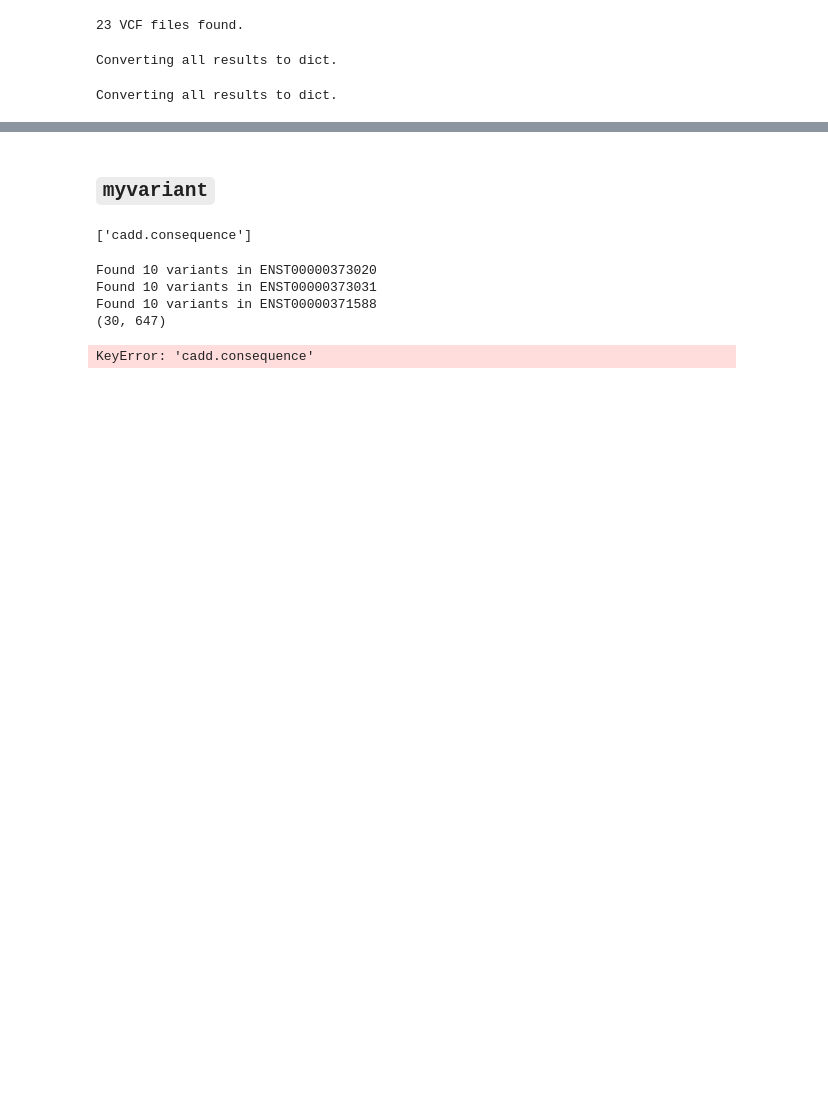
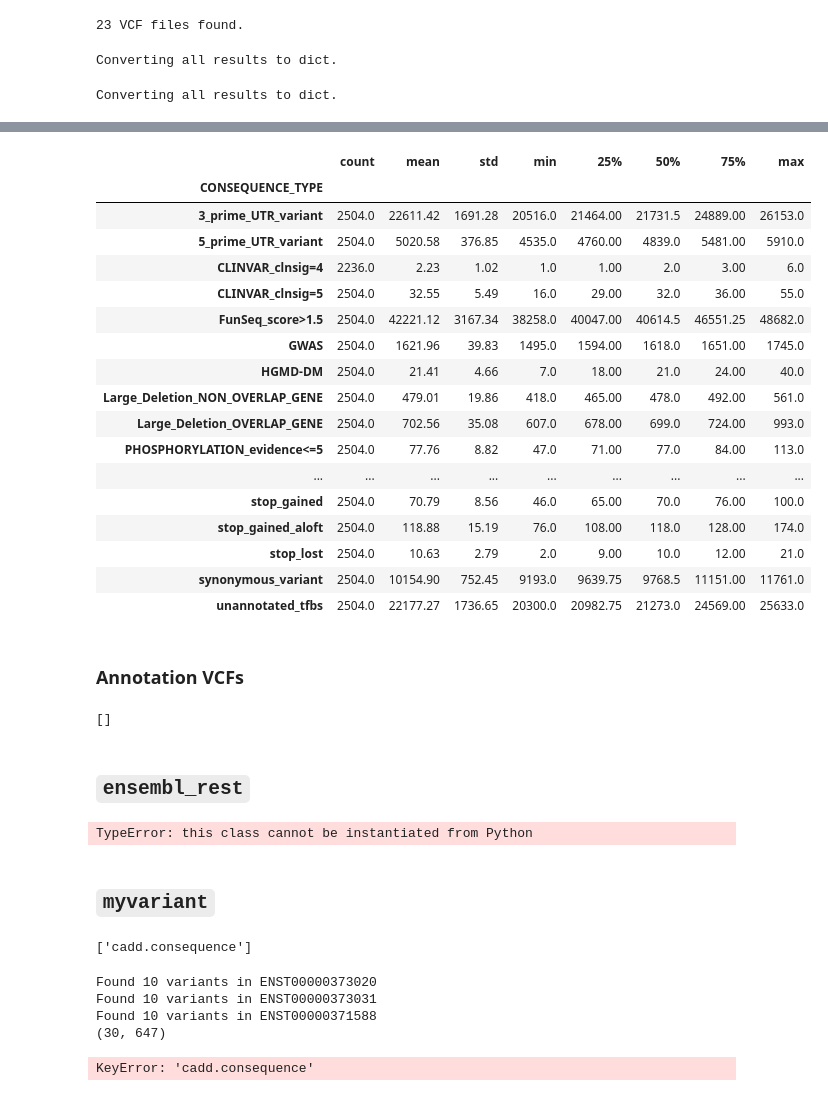
Before and after one commit to bschilder/VEP_protein, a Jupyter notebook: code/variant_annotation.ipynb, the cells around one changed output, grey strips where cells are left out. Saved outputs shown, nothing was run; the diff lists cells and outputs as text; code cells hidden in the pictures; blank space fills up the shorter version.

```diff
--- a/code/variant_annotation.ipynb
+++ b/code/variant_annotation.ipynb
@@ -91,0 +169,6 @@ Converting all results to dict.
+# %%
+# https://www.internationalgenome.org/category/annotation/
+
+import pandas as pd
+anno = pd.read_csv("https://ftp.1000genomes.ebi.ac.uk/vol1/ftp/release/20130502/supporting/functional_annotation/filtered/functional_categories_summary_per_individual.20150208.txt", sep="\t")
+anno.head()
@@ -91,0 +182,34 @@ Converting all results to dict.
+# %%
+mut_counts = anno.groupby(['CONSEQUENCE_TYPE','IND_NAME'])['ALLELE_COUNT'].sum().groupby(['CONSEQUENCE_TYPE']).describe().round(2)
+mut_counts.to_csv("1KG/1KG_mutation_summary.csv")
+mut_counts
+# %% [output]
+|  | count | mean | std | min | 25% | 50% | 75% | max |
+| CONSEQUENCE_TYPE |  |  |  |  |  |  |  |  |
+| 3_prime_UTR_variant | 2504.0 | 22611.42 | 1691.28 | 20516.0 | 21464.00 | 21731.5 | 24889.00 | 26153.0 |
+| 5_prime_UTR_variant | 2504.0 | 5020.58 | 376.85 | 4535.0 | 4760.00 | 4839.0 | 5481.00 | 5910.0 |
+| CLINVAR_clnsig=4 | 2236.0 | 2.23 | 1.02 | 1.0 | 1.00 | 2.0 | 3.00 | 6.0 |
+| CLINVAR_clnsig=5 | 2504.0 | 32.55 | 5.49 | 16.0 | 29.00 | 32.0 | 36.00 | 55.0 |
+| FunSeq_score>1.5 | 2504.0 | 42221.12 | 3167.34 | 38258.0 | 40047.00 | 40614.5 | 46551.25 | 48682.0 |
+| GWAS | 2504.0 | 1621.96 | 39.83 | 1495.0 | 1594.00 | 1618.0 | 1651.00 | 1745.0 |
+| HGMD-DM | 2504.0 | 21.41 | 4.66 | 7.0 | 18.00 | 21.0 | 24.00 | 40.0 |
+| Large_Deletion_NON_OVERLAP_GENE | 2504.0 | 479.01 | 19.86 | 418.0 | 465.00 | 478.0 | 492.00 | 561.0 |
+| Large_Deletion_OVERLAP_GENE | 2504.0 | 702.56 | 35.08 | 607.0 | 678.00 | 699.0 | 724.00 | 993.0 |
+| PHOSPHORYLATION_evidence<=5 | 2504.0 | 77.76 | 8.82 | 47.0 | 71.00 | 77.0 | 84.00 | 113.0 |
+| ... | ... | ... | ... | ... | ... | ... | ... | ... |
+| stop_gained | 2504.0 | 70.79 | 8.56 | 46.0 | 65.00 | 70.0 | 76.00 | 100.0 |
+| stop_gained_aloft | 2504.0 | 118.88 | 15.19 | 76.0 | 108.00 | 118.0 | 128.00 | 174.0 |
+| stop_lost | 2504.0 | 10.63 | 2.79 | 2.0 | 9.00 | 10.0 | 12.00 | 21.0 |
+| synonymous_variant | 2504.0 | 10154.90 | 752.45 | 9193.0 | 9639.75 | 9768.5 | 11151.00 | 11761.0 |
+| unannotated_tfbs | 2504.0 | 22177.27 | 1736.65 | 20300.0 | 20982.75 | 21273.0 | 24569.00 | 25633.0 |
+# %% [markdown]
+### Annotation VCFs
+# %%
+from src.onekg import *
+vcf = get_annotation_vcf("chr22")
+recs = [rec for rec in vcf.fetch("22", 22125503, 22125504)]
+recs
+# %% [output]
+[]
+# %% [markdown]
+## `ensembl_rest`
@@ -92,3 +218,10 @@ Converting all results to dict.
+# %%
+
+import pysam
+rec = pysam.VariantRecord(contig="9", pos=22125503, ref="A", alt="C")
+get_vep(rec=rec, allele="C")
+# %% [output]
+TypeError: this class cannot be instantiated from Python
 # %% [markdown]
 ## `myvariant`
 # %%
```
Also changed, not shown: parts of 16 cells of this notebook, 7 other files.
